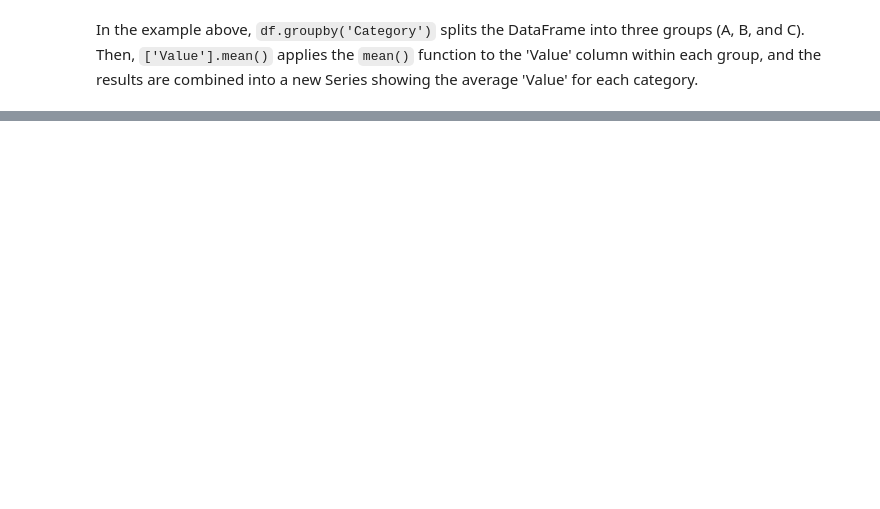
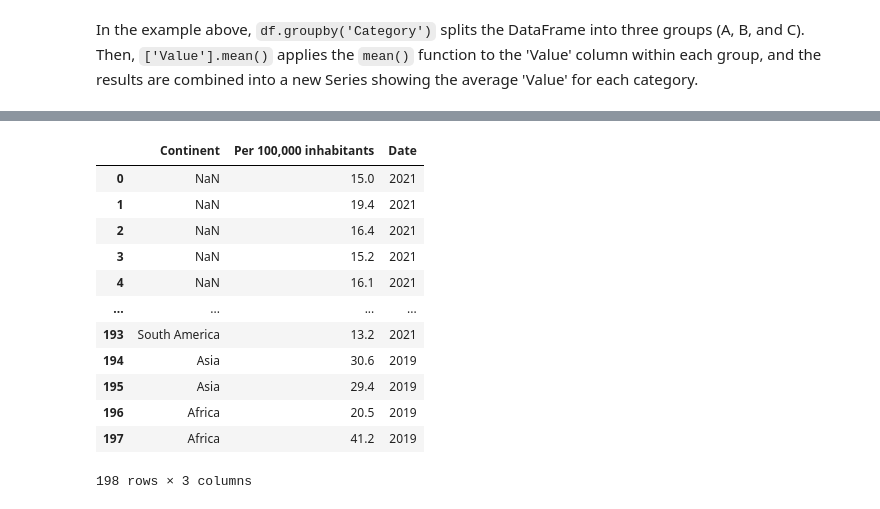
Before and after one commit to ezhang0322-glitch/QM2, a Jupyter notebook: notebooks/W02. Pandas.ipynb, the cells around one changed output, grey strips where cells are left out. Drawn from its saved outputs; the diff is of its cells as text; code cells hidden in the pictures; blank space fills up the shorter version.

```diff
--- a/notebooks/W02. Pandas.ipynb
+++ b/notebooks/W02. Pandas.ipynb
@@ -548,7 +509,0 @@ To extract the tables from the specified URL, I will use `pandas.read_html()` al
-# %%
-url = 'https://en.wikipedia.org/wiki/List_of_countries_by_traffic-related_death_rate'
-headers = {'User-Agent': 'Mozilla/5.0'}
-
-tables = pandas.read_html(url, storage_options=headers)
-
-print(f"Number of tables found: {len(tables)}")
@@ -691,0 +531,16 @@ The average road fatalities per 100,000 inhabitants in Asia in 2019 was 15.68.
+# %%
+tables[0][['Continent','Per 100,000 inhabitants','Date']]
+# %% [output]
+|  | Continent | Per 100,000 inhabitants | Date |
+| 0 | NaN | 15.0 | 2021 |
+| 1 | NaN | 19.4 | 2021 |
+| 2 | NaN | 16.4 | 2021 |
+| 3 | NaN | 15.2 | 2021 |
+| 4 | NaN | 16.1 | 2021 |
+| ... | ... | ... | ... |
+| 193 | South America | 13.2 | 2021 |
+| 194 | Asia | 30.6 | 2019 |
+| 195 | Asia | 29.4 | 2019 |
+| 196 | Africa | 20.5 | 2019 |
+| 197 | Africa | 41.2 | 2019 |
+198 rows × 3 columns
```
Also changed, not shown: parts of 35 cells of this notebook.
